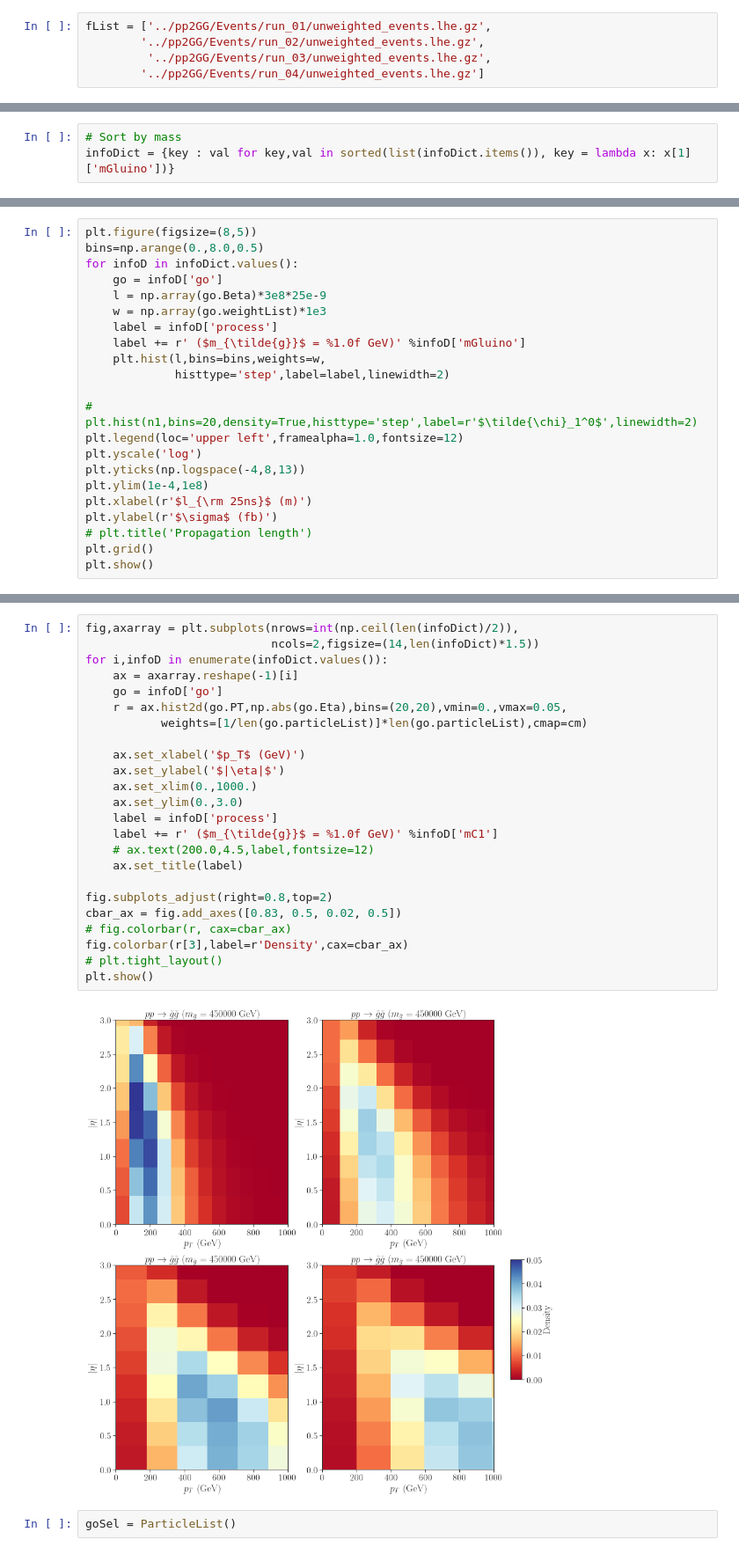
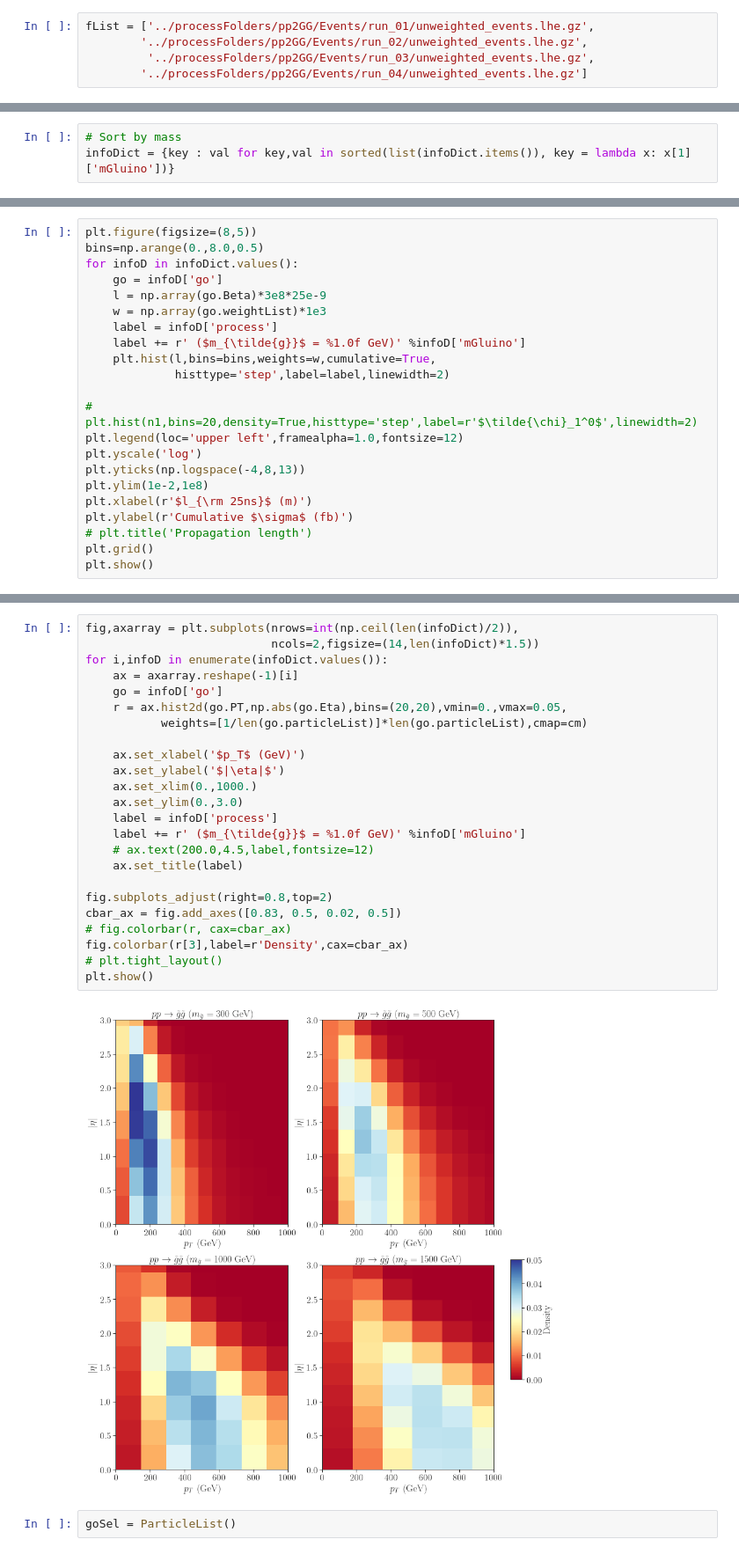
Before and after one commit to andlessa/llpBoost, a Jupyter notebook: plots/plotDists-Gluino.ipynb, the cells around one changed output, grey strips where cells are left out. Shown: that part at 88% size. Cells and saved outputs as stored; diff of their text form.

Commit message:
Added gluino scan

```diff
--- a/plots/plotDists-Gluino.ipynb
+++ b/plots/plotDists-Gluino.ipynb
@@ -22,10 +22,10 @@ sns.set_style('ticks',{'font.family':'Times New Roman', 'font.serif':'Times New
 sns.set_context('paper', font_scale=1.8)
 cm = plt.cm.get_cmap('RdYlBu')
 # %%
-fList = ['../pp2GG/Events/run_01/unweighted_events.lhe.gz',
-        '../pp2GG/Events/run_02/unweighted_events.lhe.gz',
-         '../pp2GG/Events/run_03/unweighted_events.lhe.gz',
-        '../pp2GG/Events/run_04/unweighted_events.lhe.gz']
+fList = ['../processFolders/pp2GG/Events/run_01/unweighted_events.lhe.gz',
+        '../processFolders/pp2GG/Events/run_02/unweighted_events.lhe.gz',
+         '../processFolders/pp2GG/Events/run_03/unweighted_events.lhe.gz',
+        '../processFolders/pp2GG/Events/run_04/unweighted_events.lhe.gz']
 # %%
 infoDict = {f : getInfo(f) for f in fList}
 # %%
@@ -78,16 +78,16 @@ for infoD in infoDict.values():
     w = np.array(go.weightList)*1e3
     label = infoD['process']
     label += r' ($m_{\tilde{g}}$ = %1.0f GeV)' %infoD['mGluino']
-    plt.hist(l,bins=bins,weights=w,
+    plt.hist(l,bins=bins,weights=w,cumulative=True,
              histtype='step',label=label,linewidth=2)
 
 # plt.hist(n1,bins=20,density=True,histtype='step',label=r'$\tilde{\chi}_1^0$',linewidth=2)
 plt.legend(loc='upper left',framealpha=1.0,fontsize=12)
 plt.yscale('log')
 plt.yticks(np.logspace(-4,8,13))
-plt.ylim(1e-4,1e8)
+plt.ylim(1e-2,1e8)
 plt.xlabel(r'$l_{\rm 25ns}$ (m)')
-plt.ylabel(r'$\sigma$ (fb)')
+plt.ylabel(r'Cumulative $\sigma$ (fb)')
 # plt.title('Propagation length')
 plt.grid()
 plt.show()
@@ -167,29 +167,29 @@ plt.show()
 # %%
 fig,axarray = plt.subplots(nrows=int(np.ceil(len(infoDict)/2)),
                            ncols=2,figsize=(14,len(infoDict)*1.5))
 for i,infoD in enumerate(infoDict.values()):
     ax = axarray.reshape(-1)[i]
     go = infoD['go']
     r = ax.hist2d(go.PT,np.abs(go.Eta),bins=(20,20),vmin=0.,vmax=0.05,
            weights=[1/len(go.particleList)]*len(go.particleList),cmap=cm)
 
     ax.set_xlabel('$p_T$ (GeV)')
     ax.set_ylabel('$|\eta|$')
     ax.set_xlim(0.,1000.)
     ax.set_ylim(0.,3.0)
     label = infoD['process']
-    label += r' ($m_{\tilde{g}}$ = %1.0f GeV)' %infoD['mC1']
+    label += r' ($m_{\tilde{g}}$ = %1.0f GeV)' %infoD['mGluino']
     # ax.text(200.0,4.5,label,fontsize=12)
     ax.set_title(label)
 
 fig.subplots_adjust(right=0.8,top=2)
 cbar_ax = fig.add_axes([0.83, 0.5, 0.02, 0.5])
 # fig.colorbar(r, cax=cbar_ax)
 fig.colorbar(r[3],label=r'Density',cax=cbar_ax)
 # plt.tight_layout()
 plt.show()
 # %% [output]
-[figure, old version]
+[figure, new version]
 # %%
 goSel = ParticleList()
 # %%
```
Also changed, not shown: parts of 8 cells of this notebook, 8 other files.
